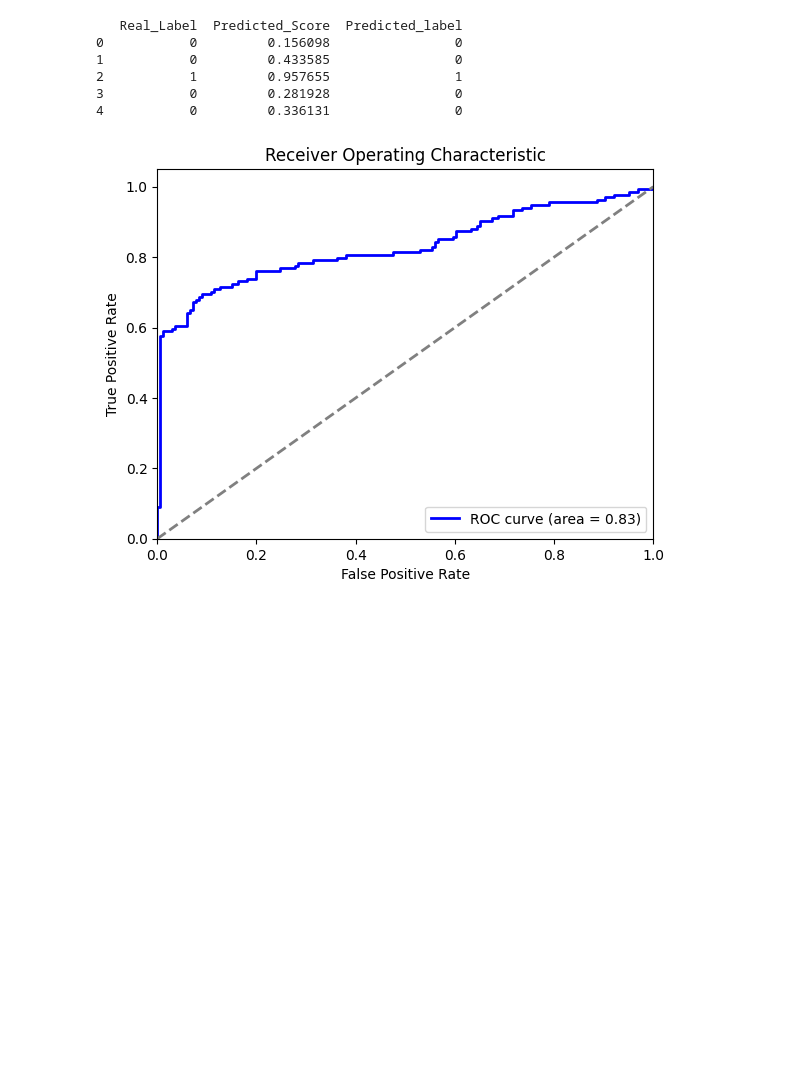
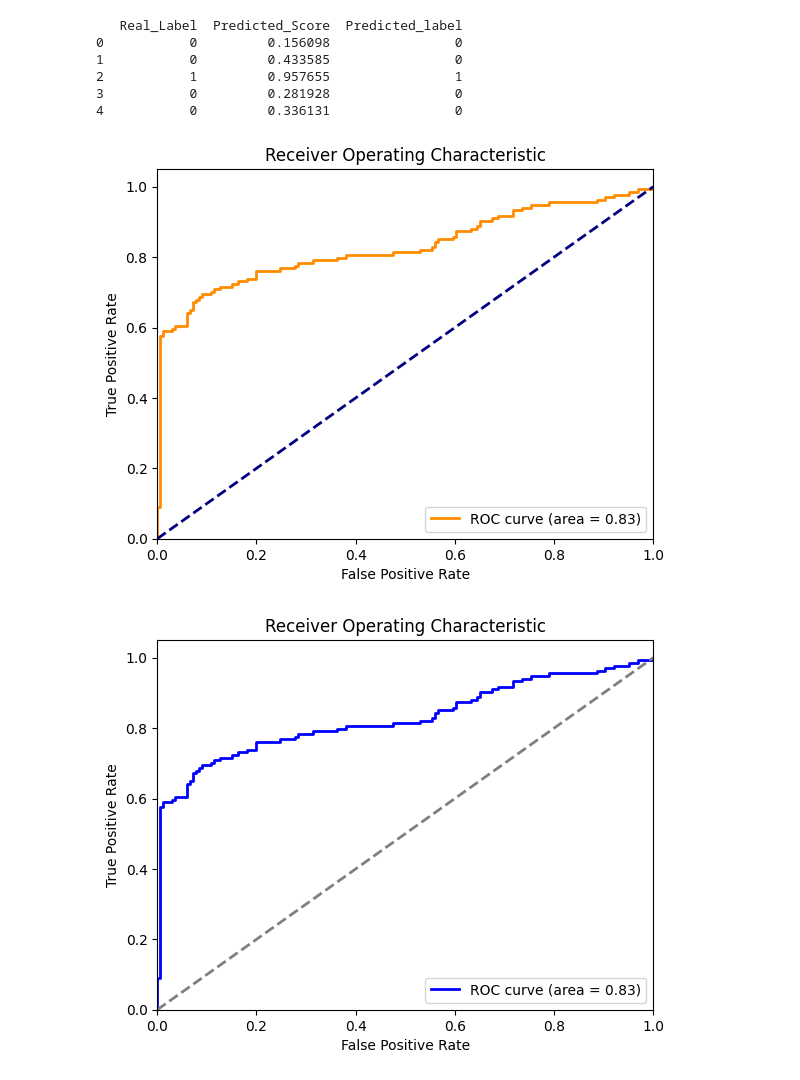
Before and after one commit to cam2149/MachineLearningIII, a Jupyter notebook: Certificacion.ipynb, the cells around one changed output. Drawn from its saved outputs; the diff is of its cells as text; code cells hidden in the pictures; blank space fills up the shorter version.

```diff
--- a/Certificacion.ipynb
+++ b/Certificacion.ipynb
@@ -18,8 +18,9 @@ import pandas as pd
 
 # Assuming 'datos.data' is a CSV file.  Adjust the separator (sep) if needed.
 # For other file types (e.g., Excel), use the appropriate pandas read function.
+url_data = 'https://raw.githubusercontent.com/cam2149/MachineLearningIII/refs/heads/main/datos.data'
 try:
-  df = pd.read_csv('datos.data', sep=',') # Replace ',' with the correct separator if needed
+  df = pd.read_csv(url_data, sep=',') # Replace ',' with the correct separator if needed
   print(df.head()) # Display the first few rows to verify
 except FileNotFoundError:
   print("Error: 'datos.data' file not found.")
@@ -62,7 +101,7 @@ import pandas as pd
 
 # Assuming 'predicciones_score.data' is a CSV file. Adjust the separator (sep) if needed.
 try:
-    df = pd.read_csv('predicciones_scores.data', sep=',')  # Replace ',' with the correct separator if needed
+    df = pd.read_csv('https://raw.githubusercontent.com/cam2149/MachineLearningIII/refs/heads/main/predicciones_scores.data', sep=',')  # Replace ',' with the correct separator if needed
     print(df.head())  # Display the first few rows to verify
 except FileNotFoundError:
     print("Error: 'predicciones_score.data' file not found.")
@@ -75,6 +114,34 @@ except pd.errors.ParserError:
 2           1         0.957655                1
 3           0         0.281928                0
 4           0         0.336131                0
+# %%
+# prompt: Usando los scores proporcionados graficar la curva ROC
+
+import pandas as pd
+import matplotlib.pyplot as plt
+from sklearn.metrics import roc_curve, auc
+
+# Extract true labels and predicted scores
+y_test = df['Real_Label']
+y_score = df['Predicted_Score']
+
+# Compute ROC curve and AUC
+fpr, tpr, thresholds = roc_curve(y_test, y_score)
+roc_auc = auc(fpr, tpr)
+
+# Plot ROC curve
+plt.figure()
+plt.plot(fpr, tpr, color='darkorange', lw=2, label='ROC curve (area = %0.2f)' % roc_auc)
+plt.plot([0, 1], [0, 1], color='navy', lw=2, linestyle='--')
+plt.xlim([0.0, 1.0])
+plt.ylim([0.0, 1.05])
+plt.xlabel('False Positive Rate')
+plt.ylabel('True Positive Rate')
+plt.title('Receiver Operating Characteristic')
+plt.legend(loc="lower right")
+plt.show()
+# %% [output]
+[figure, added]
 # %%
 # prompt: graficar la curva ROC con los datos de df
 
```
Also changed, not shown: parts of 15 cells of this notebook.
